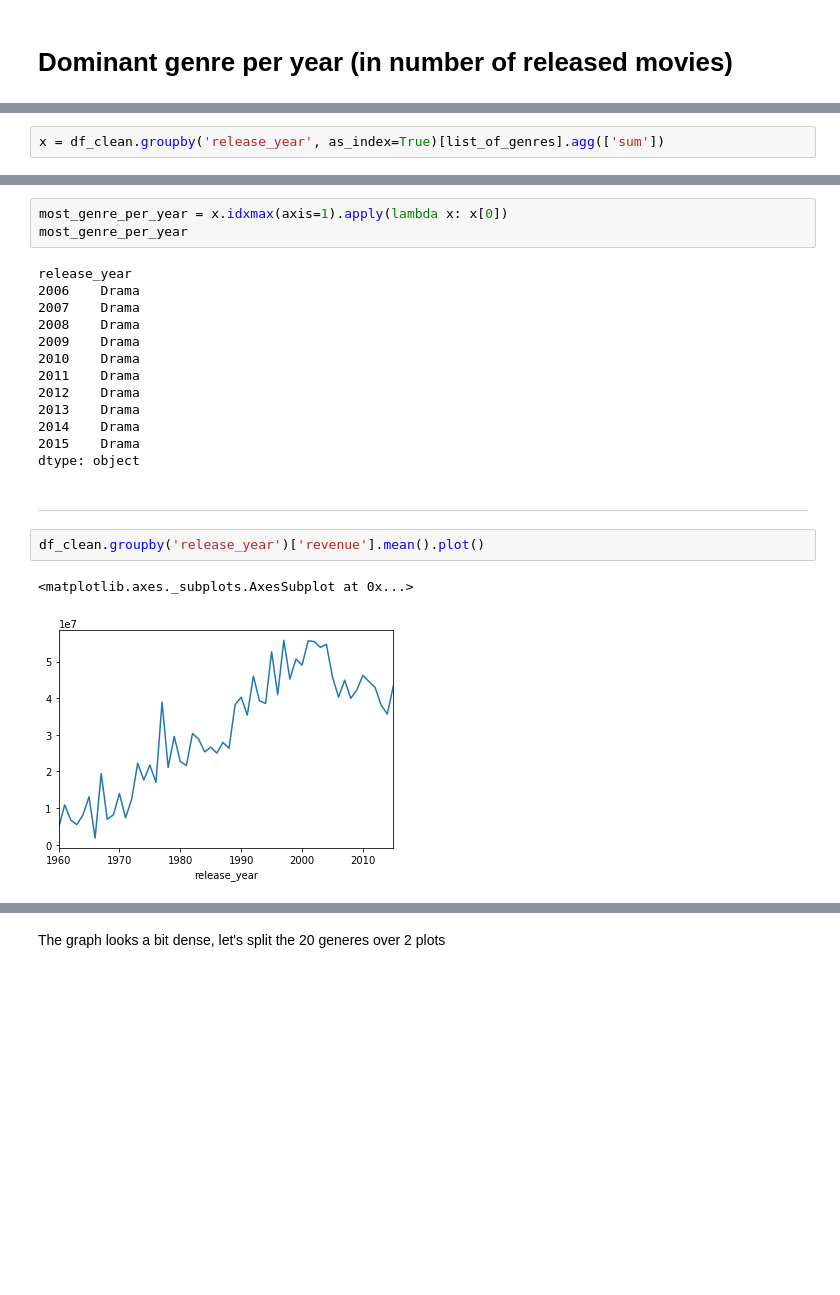
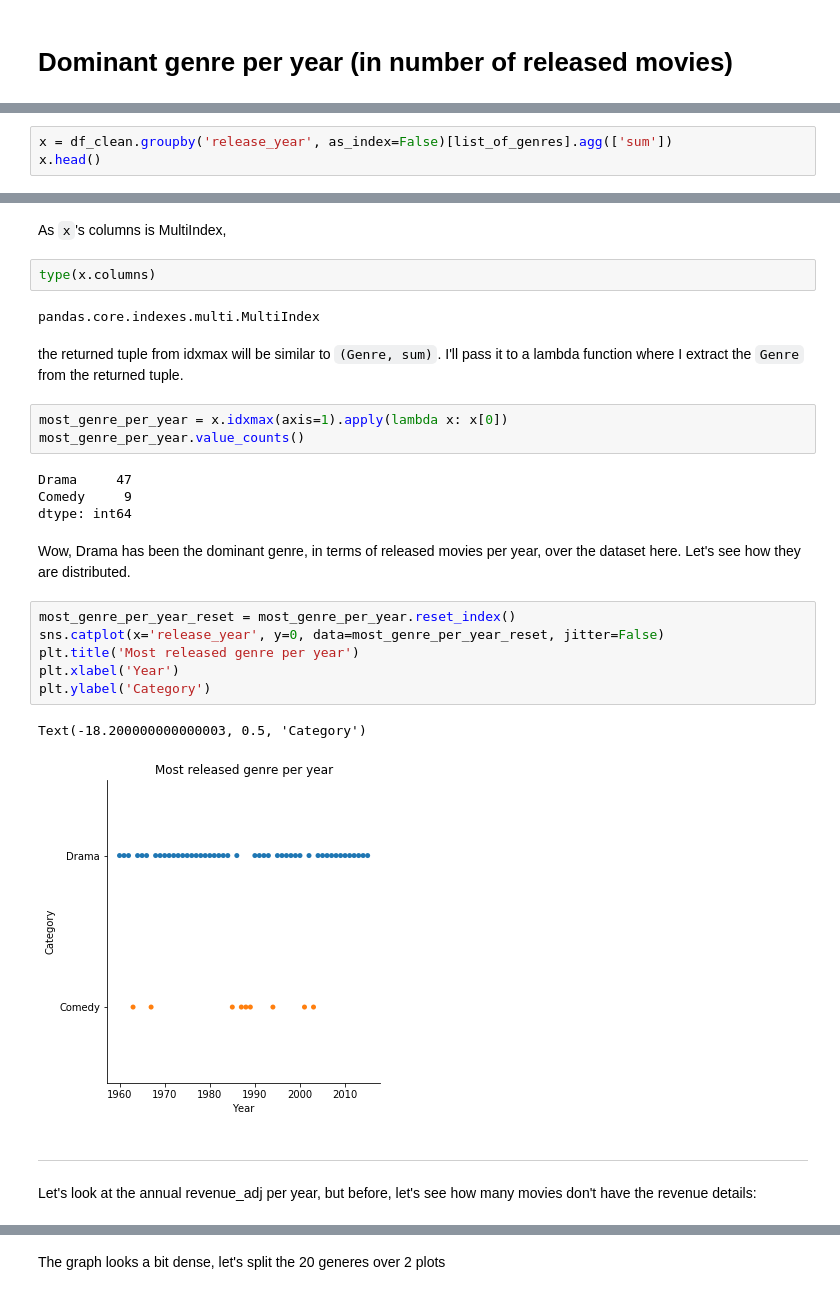
Before and after one commit to cenrak/udacity-dand, a Jupyter notebook: project2/project2.ipynb, the cells around one changed output, grey strips where cells are left out. Cells and saved outputs as stored; diff of their text form; blank space fills up the shorter version.

```diff
--- a/project2/project2.ipynb
+++ b/project2/project2.ipynb
@@ -301,2 +277,3 @@ To get the dominant genre per year, we have to group
 # %%
-x = df_clean.groupby('release_year', as_index=True)[list_of_genres].agg(['sum'])
+x = df_clean.groupby('release_year', as_index=False)[list_of_genres].agg(['sum'])
+x.head()
@@ -303,23 +302,30 @@ x = df_clean.groupby('release_year', as_index=True)[list_of_genres].agg(['sum'])
+# %% [markdown]
+As `x`'s columns is MultiIndex,
+# %%
+type(x.columns)
+# %% [output]
+pandas.core.indexes.multi.MultiIndex
+# %% [markdown]
+the returned tuple from idxmax will be similar to `(Genre, sum)`. I'll pass it to a lambda function where I extract the `Genre` from the returned tuple.
 # %%
 most_genre_per_year = x.idxmax(axis=1).apply(lambda x: x[0])
-most_genre_per_year
+most_genre_per_year.value_counts()
 # %% [output]
-release_year
-2006    Drama
-2007    Drama
-2008    Drama
-2009    Drama
-2010    Drama
-2011    Drama
-2012    Drama
-2013    Drama
-2014    Drama
-2015    Drama
-dtype: object
+Drama     47
+Comedy     9
+dtype: int64
+# %% [markdown]
+Wow, Drama has been the dominant genre, in terms of released movies per year, over the dataset here. Let's see how they are distributed.
+# %%
+most_genre_per_year_reset = most_genre_per_year.reset_index()
+sns.catplot(x='release_year', y=0, data=most_genre_per_year_reset, jitter=False)
+plt.title('Most released genre per year')
+plt.xlabel('Year')
+plt.ylabel('Category')
+# %% [output]
+Text(-18.200000000000003, 0.5, 'Category')
+[figure, added]
 # %% [markdown]
 *******
-# %%
-df_clean.groupby('release_year')['revenue'].mean().plot()
-# %% [output]
-<matplotlib.axes._subplots.AxesSubplot at 0x...>
-[figure, removed]
+# %% [markdown]
+Let's look at the annual revenue_adj per year, but before, let's see how many movies don't have the revenue details:
```
Also changed, not shown: parts of 42 cells of this notebook.
